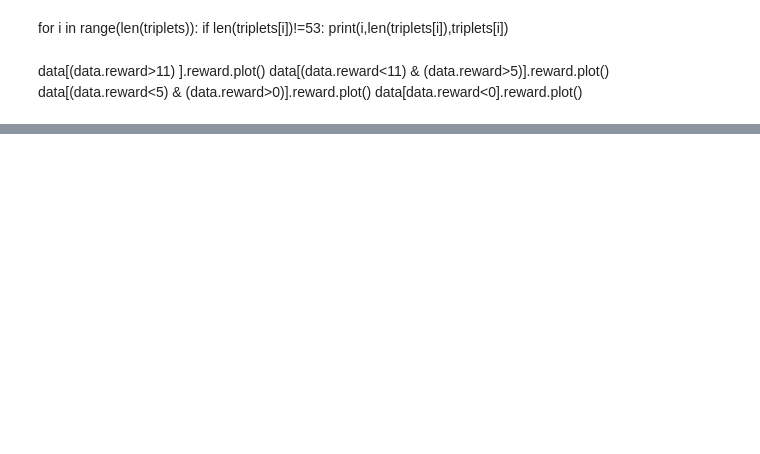
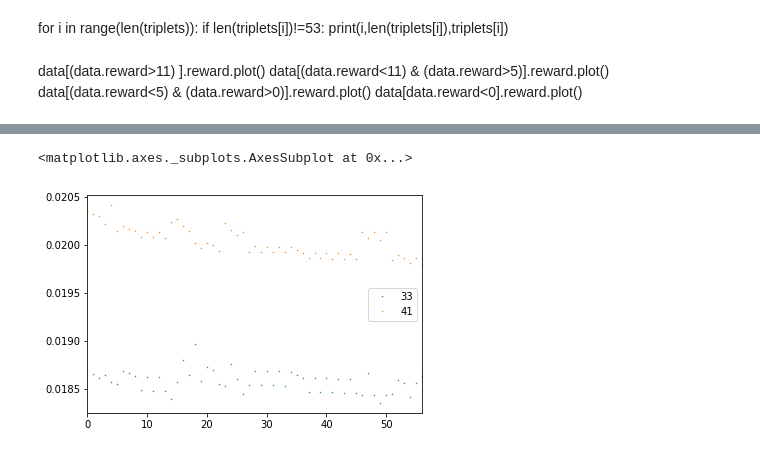
Before and after one commit to helia94/TUSP_BDPI, a Jupyter notebook: monitor_training.ipynb, the cells around one changed output, grey strips where cells are left out. Saved outputs shown, nothing was run; the diff lists cells and outputs as text; code cells hidden in the pictures; blank space fills up the shorter version.

```diff
--- a/monitor_training.ipynb
+++ b/monitor_training.ipynb
@@ -204,0 +220,36 @@ for episode in actions_list:
+# %%
+
+episode_num=10   #give episode number from block above
+action_num_list=[33,41]  #give the number for actions [1,53]
+                         #for which you wanna see the change
+                        #(hopefully decrease) in probabilities
+                        #the action numbers used when ping-ponging
+                        #[17,24]  parking to cleaning
+                        #[25,32]  cleaning to parking
+                        #[33,40]  parking to relocation
+                        #[41,48]  relocation to parking
+                        #for example 33 is for track 2 to 13(relocation track)
+
+f=open('probs'+run_name)
+triplets=f.read()
+#triplets = re.search('eps# '+str(1)+'(.*)'+'\neps# '+str(1+1),triplets)
+#triplets= triplets.group(1)
+start = 'eps# '+str(episode_num)+'\n'
+end = '\neps# '+str(episode_num+1)+'\n'
+s = triplets
+triplets= s[s.find(start)+len(start):s.rfind(end)]
+
+triplets=triplets.replace('\n', '').replace('    ', " ").replace('   ', " ").replace('  ', " ").split('][')
+#print(triplets)
+for i in range(0,len(triplets)):
+    triplets[i]=triplets[i].replace('[', "").replace(']', "").rstrip(' ').split(' ')
+f.close()
+#print(triplets)
+probs_mat=np.array(triplets, dtype=np.float)
+probs=pd.DataFrame(data=probs_mat,    # values
+             index=range(np.shape(probs_mat)[0]),    # 1st column as index
+             columns=range(1,54))
+probs[action_num_list].plot(linestyle='None', marker='.',markersize = 1.0)
+# %% [output]
+<matplotlib.axes._subplots.AxesSubplot at 0x...>
+[figure, added]
```
Also changed, not shown: parts of 8 cells of this notebook.
